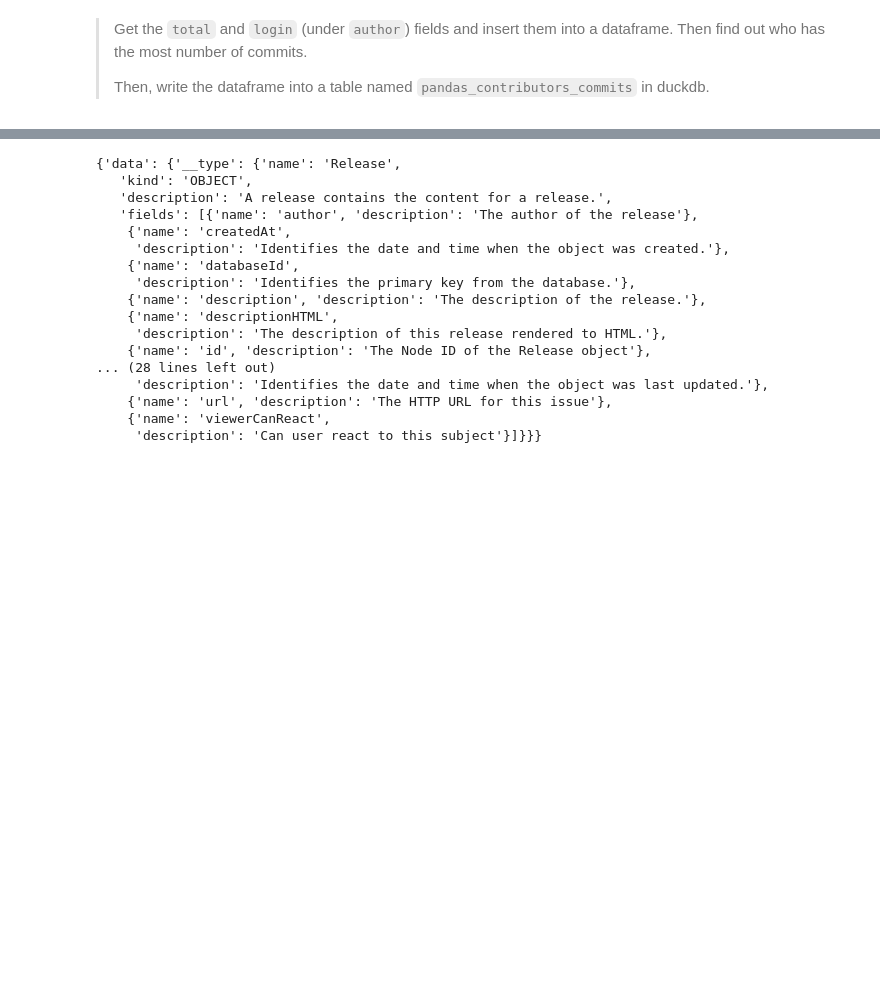
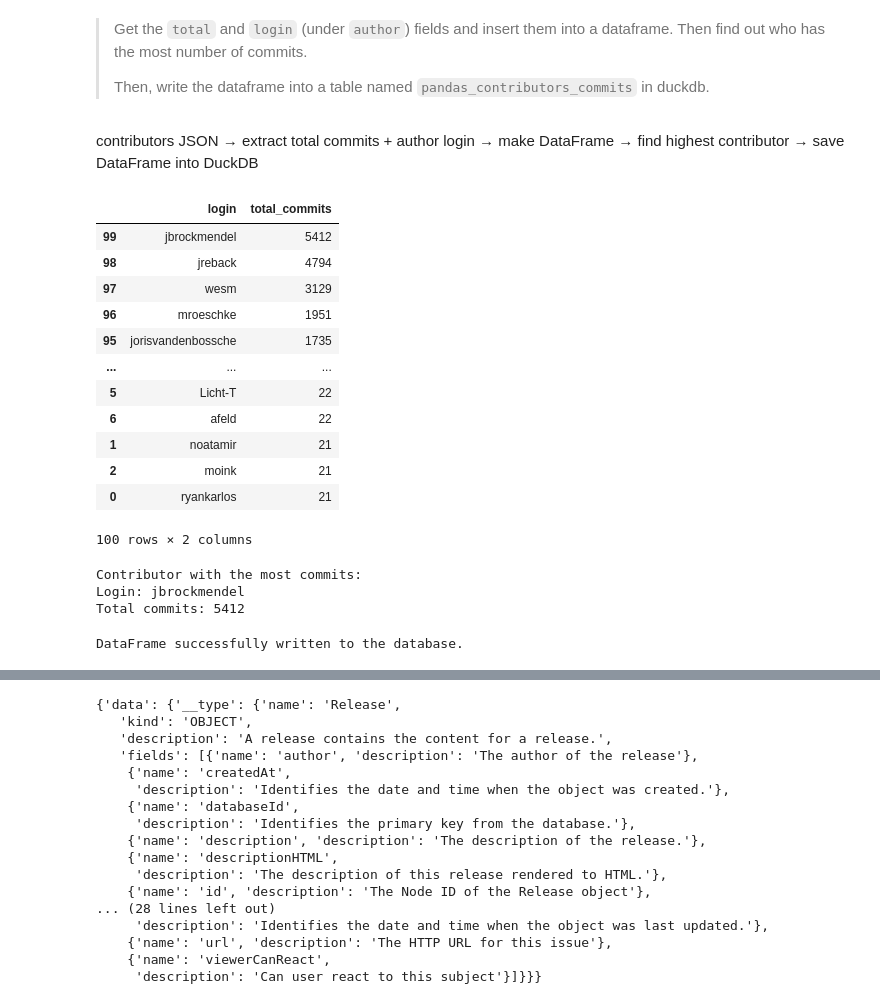
Before and after one commit to kennywong85/5m-data-2.4-data-extraction-scraping, a Jupyter notebook: notebooks/extraction_scraping_lesson.ipynb, the cells around one changed output, grey strips where cells are left out. Saved outputs shown, nothing was run; the diff lists cells and outputs as text; code cells hidden in the pictures; blank space fills up the shorter version.

```diff
--- a/notebooks/extraction_scraping_lesson.ipynb
+++ b/notebooks/extraction_scraping_lesson.ipynb
@@ -456,6 +705,85 @@ contributors[0]["author"]
 > Get the `total` and `login` (under `author`) fields and insert them into a dataframe. Then find out who has the most number of commits.
 >
 > Then, write the dataframe into a table named `pandas_contributors_commits` in duckdb.
+# %% [markdown]
+contributors JSON
+→ extract total commits + author login
+→ make DataFrame
+→ find highest contributor
+→ save DataFrame into DuckDB
+# %%
+
+# Extract only the fields we care about from the contributors API response
+# Each contributor record has:
+# - "total" = total number of commits
+# - "author" = nested dictionary containing GitHub user info
+# - "author"]["login"] = GitHub username
+
+contributors_commits = [
+    {
+        "login": contributor["author"]["login"],
+        "total_commits": contributor["total"]
+    }
+    for contributor in contributors
+]
+
+# Convert the cleaned list into a pandas DataFrame
+pandas_contributors_commits = pd.DataFrame(contributors_commits)
+
+# Sort contributors from most commits to least commits
+pandas_contributors_commits = pandas_contributors_commits.sort_values(
+    "total_commits",
+    ascending=False
+)
+
+# Show the DataFrame
+pandas_contributors_commits
+# %% [output]
+|  | login | total_commits |
+| 99 | jbrockmendel | 5412 |
+| 98 | jreback | 4794 |
+| 97 | wesm | 3129 |
+| 96 | mroeschke | 1951 |
+| 95 | jorisvandenbossche | 1735 |
+| ... | ... | ... |
+| 5 | Licht-T | 22 |
+| 6 | afeld | 22 |
+| 1 | noatamir | 21 |
+| 2 | moink | 21 |
+| 0 | ryankarlos | 21 |
+100 rows × 2 columns
+# %%
+# Get the contributor with the highest number of commits
+# After sorting the queue from “did most work” to “was spiritually present”, .iloc[0] grabs the person at the top
+top_contributor = pandas_contributors_commits.iloc[0]
+
+print("Contributor with the most commits:")
+print(f"Login: {top_contributor['login']}")
+print(f"Total commits: {top_contributor['total_commits']}")
+# %% [output]
+Contributor with the most commits:
+Login: jbrockmendel
+Total commits: 5412
+# %%
+# Recreate the DuckDB engine in case the previous one was already disposed/closed
+engine = sqla.create_engine(f"duckdb:///{parent_dir}/output/unit-2-3.db")
+
+# Write the contributors commits DataFrame into DuckDB
+try:
+    pandas_contributors_commits.to_sql(
+        "pandas_contributors_commits",
+        engine,
+        if_exists="replace",
+        index=False
+    )
+    print("DataFrame successfully written to the database.")
+except Exception as e:
+    print(f"{e}")
+
+# Close the database connection cleanly
+engine.dispose()
+# %% [output]
+DataFrame successfully written to the database.
 # %% [markdown]
 ## GraphQL
 
```
Also changed, not shown: parts of 52 cells of this notebook.
